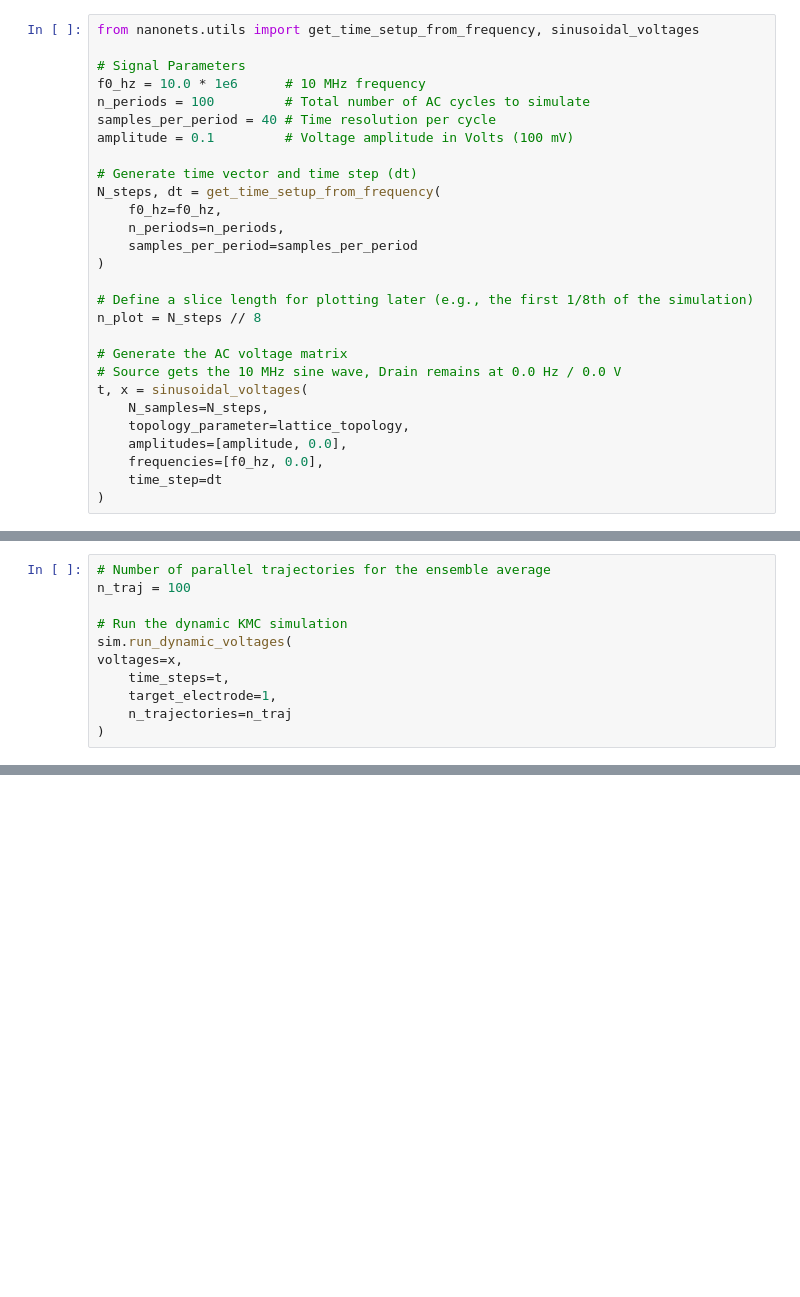
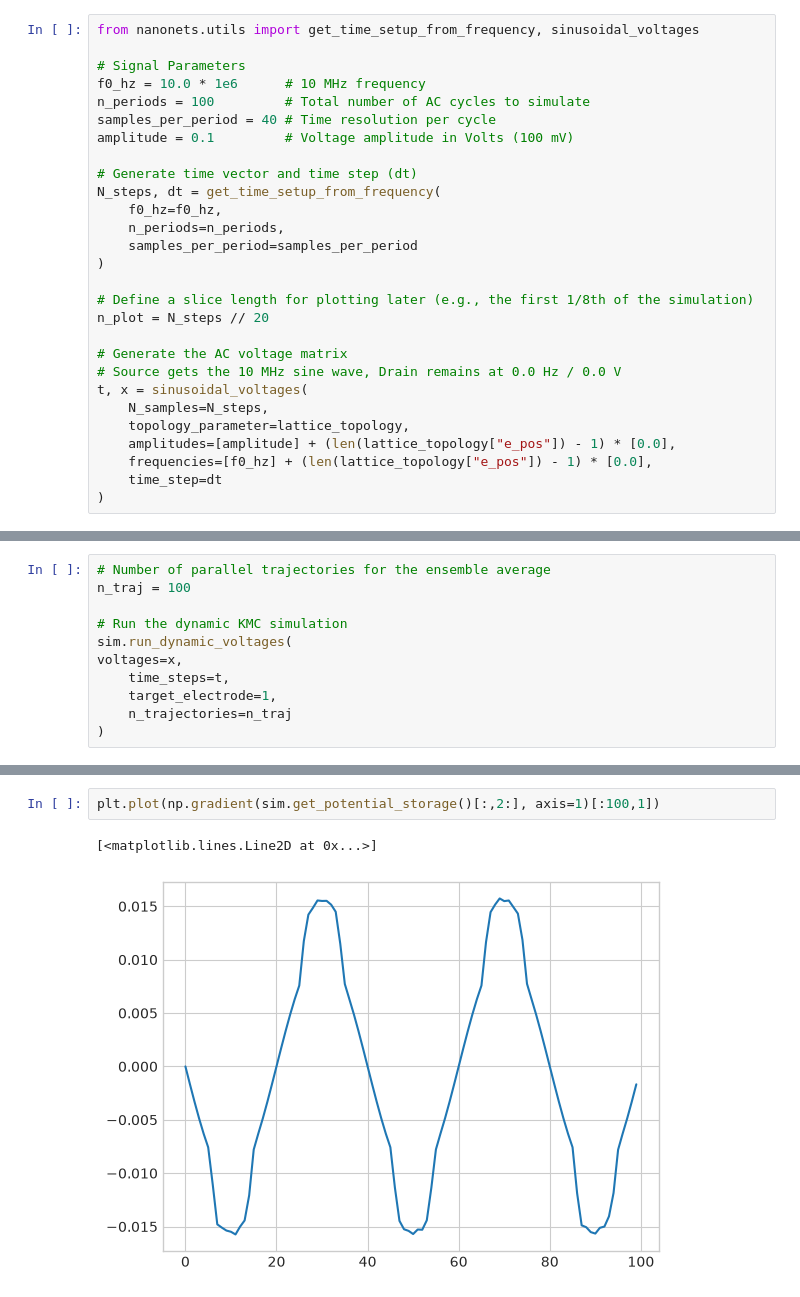
Before and after one commit to JonasMnsing/nanonets, a Jupyter notebook: tutorials/02_time_dependent_simulation.ipynb, the cells around one changed output, grey strips where cells are left out. Drawn from its saved outputs; the diff is of its cells as text; blank space fills up the shorter version.

```diff
--- a/tutorials/02_time_dependent_simulation.ipynb
+++ b/tutorials/02_time_dependent_simulation.ipynb
@@ -49,15 +49,15 @@ N_steps, dt = get_time_setup_from_frequency(
 )
 
 # Define a slice length for plotting later (e.g., the first 1/8th of the simulation)
-n_plot = N_steps // 8
+n_plot = N_steps // 20
 
 # Generate the AC voltage matrix
 # Source gets the 10 MHz sine wave, Drain remains at 0.0 Hz / 0.0 V
 t, x = sinusoidal_voltages(
     N_samples=N_steps,
     topology_parameter=lattice_topology,
-    amplitudes=[amplitude, 0.0],
-    frequencies=[f0_hz, 0.0],
+    amplitudes=[amplitude] + (len(lattice_topology["e_pos"]) - 1) * [0.0],
+    frequencies=[f0_hz] + (len(lattice_topology["e_pos"]) - 1) * [0.0],
     time_step=dt
 )
 # %% [markdown]
@@ -78,0 +86,5 @@ voltages=x,
+# %%
+plt.plot(np.gradient(sim.get_potential_storage()[:,2:], axis=1)[:100,1])
+# %% [output]
+[<matplotlib.lines.Line2D at 0x...>]
+[figure, added]
```
Also changed, not shown: parts of 2 cells of this notebook, 1 other file.
